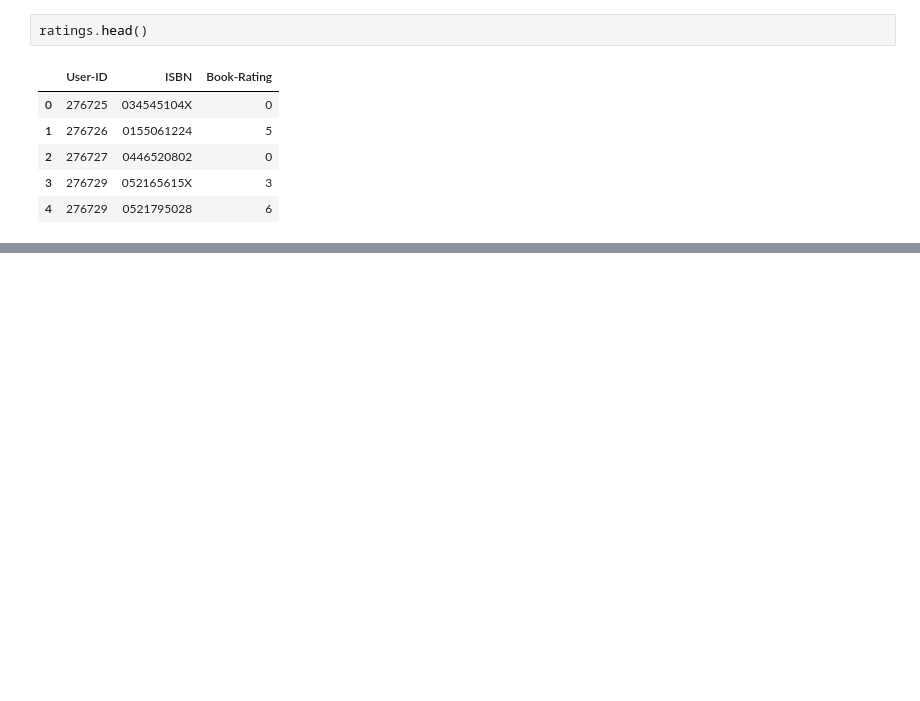
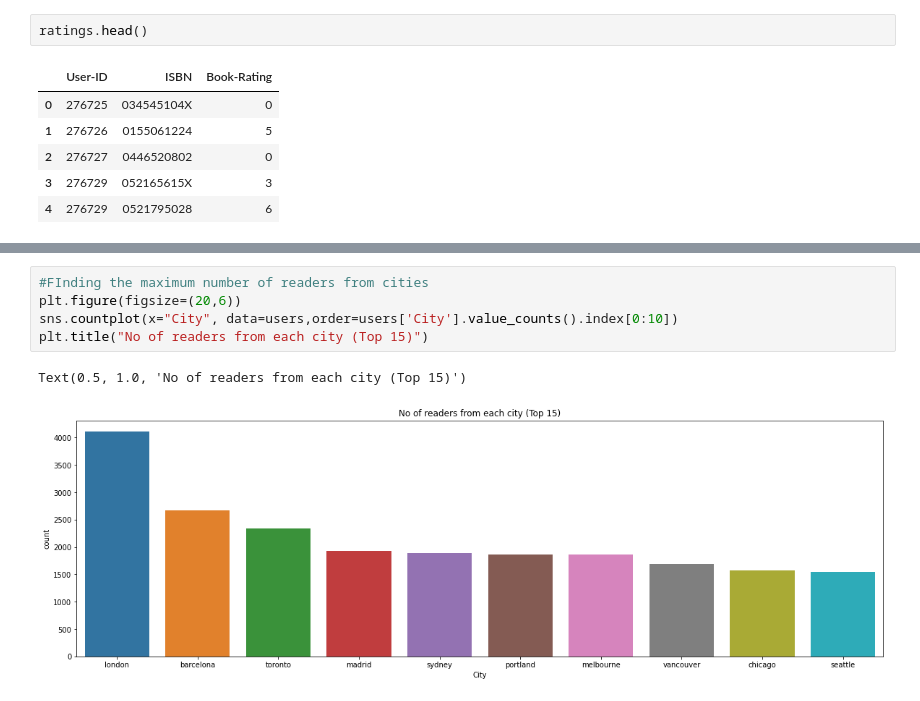
Before and after one commit to Ashu10051998/Book-Recommender-System, a Jupyter notebook: Book_recomender_system.ipynb, the cells around one changed output, grey strips where cells are left out. Saved outputs shown, nothing was run; the diff lists cells and outputs as text; blank space fills up the shorter version.

```diff
--- a/Book_recomender_system.ipynb
+++ b/Book_recomender_system.ipynb
@@ -393,0 +444,8 @@ ratings.head()
+# %%
+#FInding the maximum number of readers from cities
+plt.figure(figsize=(20,6))
+sns.countplot(x="City", data=users,order=users['City'].value_counts().index[0:10])
+plt.title("No of readers from each city (Top 15)")
+# %% [output]
+Text(0.5, 1.0, 'No of readers from each city (Top 15)')
+[figure, added]
```
Also changed, not shown: parts of 27 cells of this notebook.
